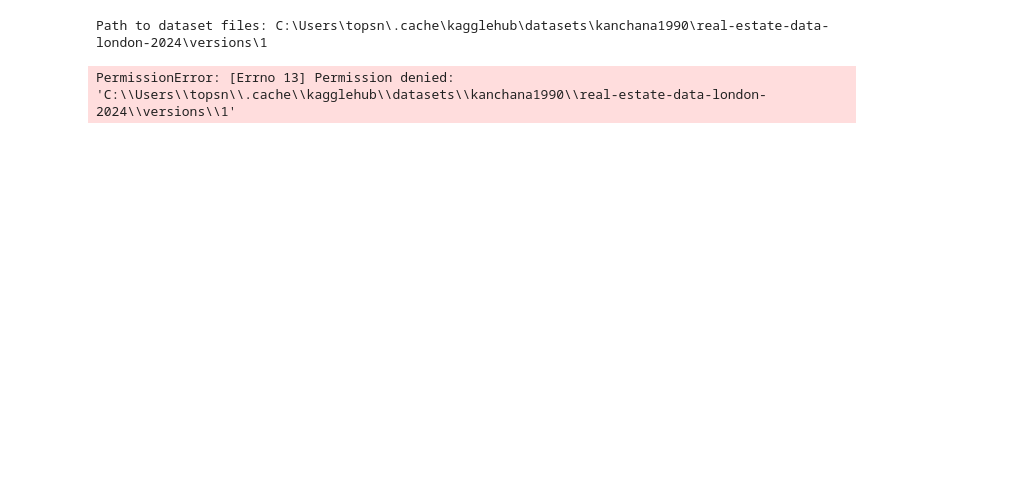
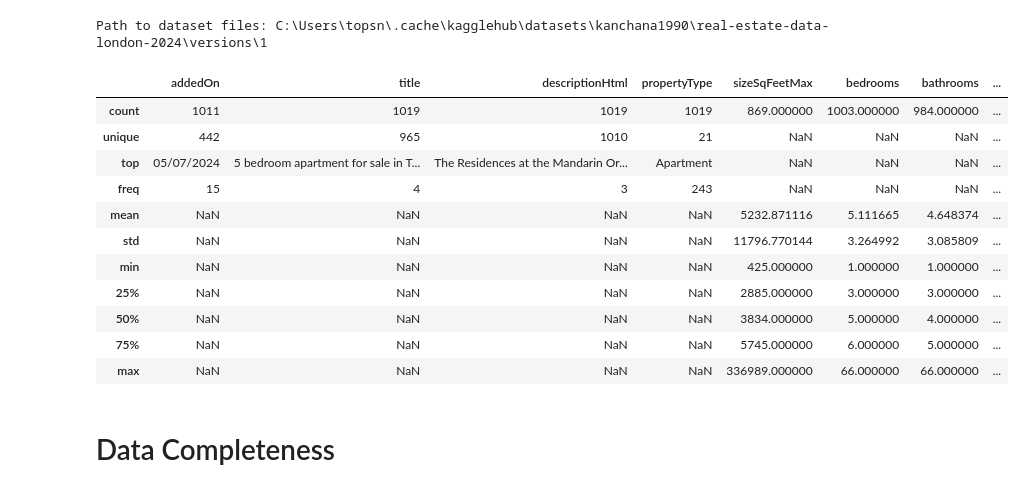
Before and after one commit to RCChan5/Real-Estate-Data-London-2024, a Jupyter notebook: eda.ipynb, the cells around one changed output. Saved outputs shown, nothing was run; the diff lists cells and outputs as text; code cells hidden in the pictures; blank space fills up the shorter version.

```diff
--- a/eda.ipynb
+++ b/eda.ipynb
@@ -8,9 +8,19 @@ print("Path to dataset files:", path)
 # %% [output]
 Path to dataset files: C:\Users\topsn\.cache\kagglehub\datasets\kanchana1990\real-estate-data-london-2024\versions\1
 # %%
-
 import pandas as pd
-df = pd.read_csv(path)
+df = pd.read_csv("realestate_data_london_2024_nov.csv")
 df.describe(include='all')
 # %% [output]
-PermissionError: [Errno 13] Permission denied: 'C:\\Users\\topsn\\.cache\\kagglehub\\datasets\\kanchana1990\\real-estate-data-london-2024\\versions\\1'
+|  | addedOn | title | descriptionHtml | propertyType | sizeSqFeetMax | bedrooms | bathrooms | ... |
+| count | 1011 | 1019 | 1019 | 1019 | 869.000000 | 1003.000000 | 984.000000 | ... |
+| unique | 442 | 965 | 1010 | 21 | NaN | NaN | NaN | ... |
+| top | 05/07/2024 | 5 bedroom apartment for sale in T... | The Residences at the Mandarin Or... | Apartment | NaN | NaN | NaN | ... |
+| freq | 15 | 4 | 3 | 243 | NaN | NaN | NaN | ... |
+| mean | NaN | NaN | NaN | NaN | 5232.871116 | 5.111665 | 4.648374 | ... |
+| std | NaN | NaN | NaN | NaN | 11796.770144 | 3.264992 | 3.085809 | ... |
+| min | NaN | NaN | NaN | NaN | 425.000000 | 1.000000 | 1.000000 | ... |
+| 25% | NaN | NaN | NaN | NaN | 2885.000000 | 3.000000 | 3.000000 | ... |
+| 50% | NaN | NaN | NaN | NaN | 3834.000000 | 5.000000 | 4.000000 | ... |
+| 75% | NaN | NaN | NaN | NaN | 5745.000000 | 6.000000 | 5.000000 | ... |
+| max | NaN | NaN | NaN | NaN | 336989.000000 | 66.000000 | 66.000000 | ... |
@@ -20,0 +27,2 @@ analyze_report.show_html(report.html', open_browser=False)
+# %% [markdown]
+# Data Completeness
```
Also changed, not shown: parts of 8 cells of this notebook.
